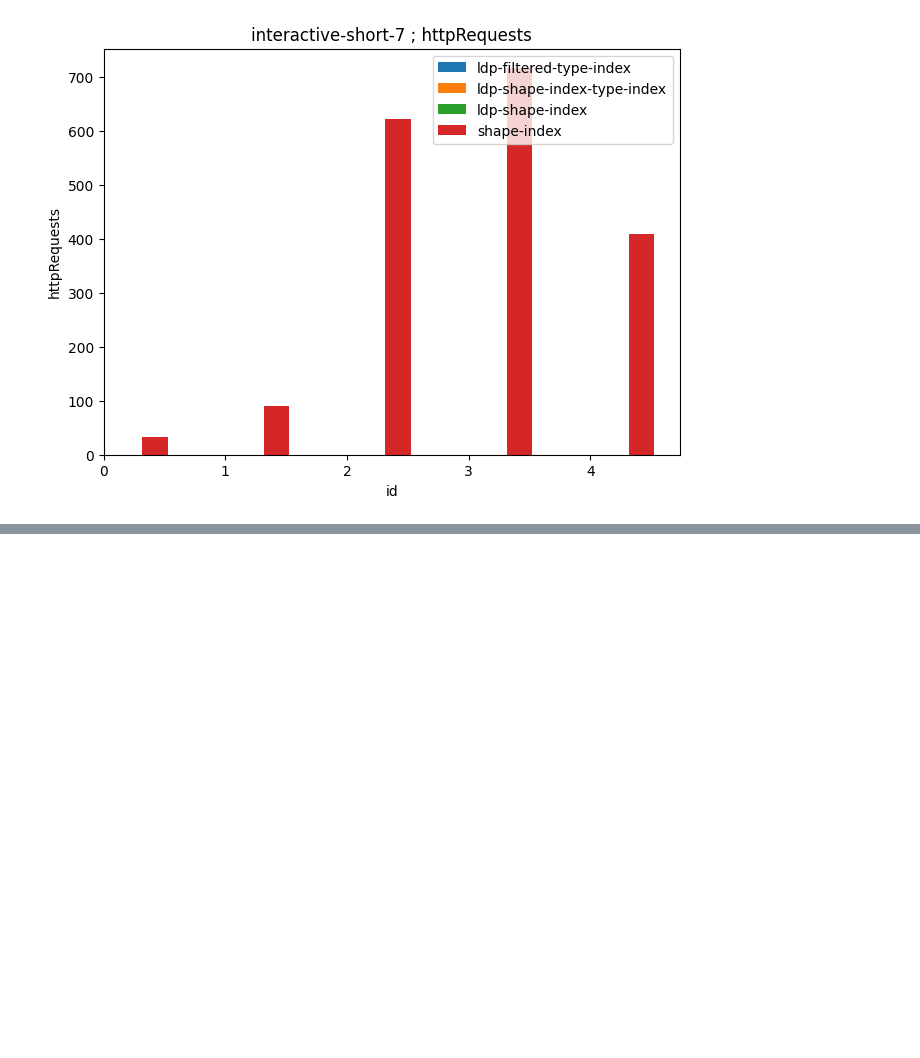
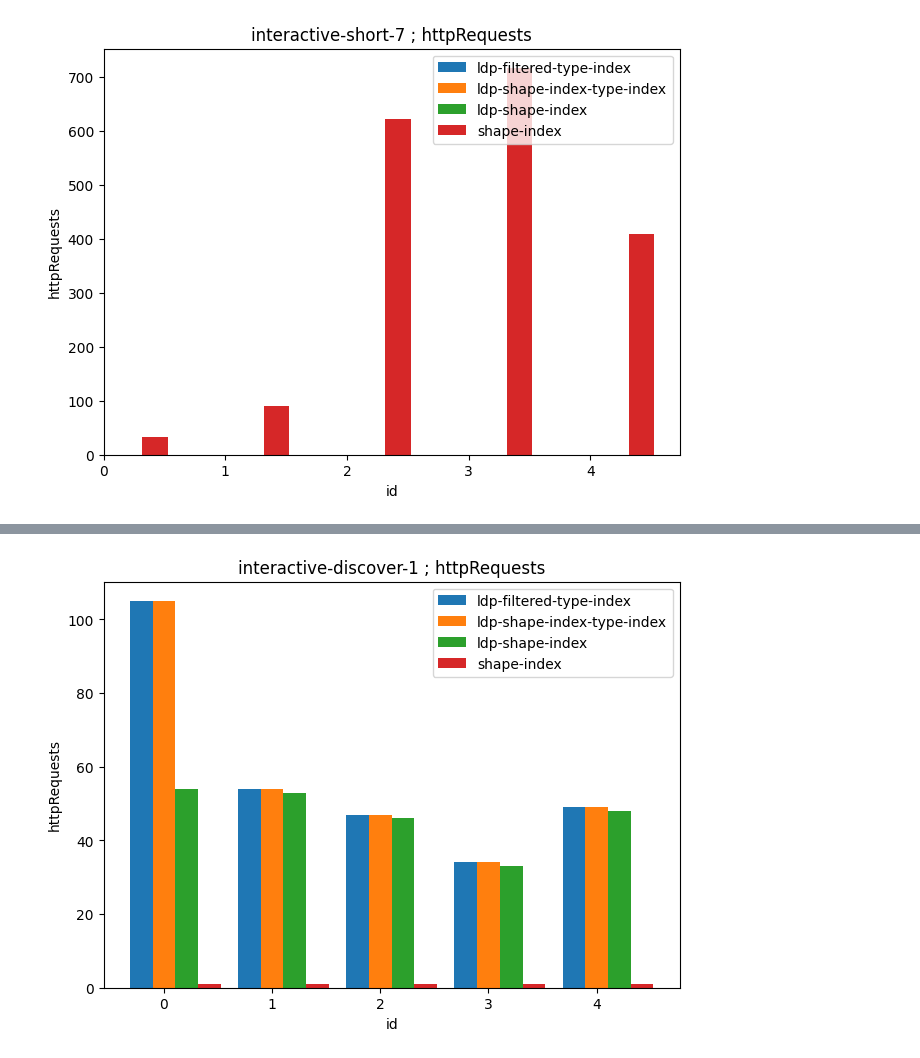
Before and after one commit to constraintAutomaton/Experiments-Solid-Link-Traversal, a Jupyter notebook: analysis/plot.ipynb, the cells around one changed output, grey strips where cells are left out. Saved outputs shown, nothing was run; the diff lists cells and outputs as text; code cells hidden in the pictures; blank space fills up the shorter version.

```diff
--- a/analysis/plot.ipynb
+++ b/analysis/plot.ipynb
@@ -188,0 +247,4 @@ plotComparif(dataFrame, 'httpRequests', 'interactive-short-7')
+# %%
+plotComparif(dataFrame, 'httpRequests', 'interactive-discover-1')
+# %% [output]
+[figure, added]
```
Also changed, not shown: parts of 54 cells of this notebook, 4 other files.
